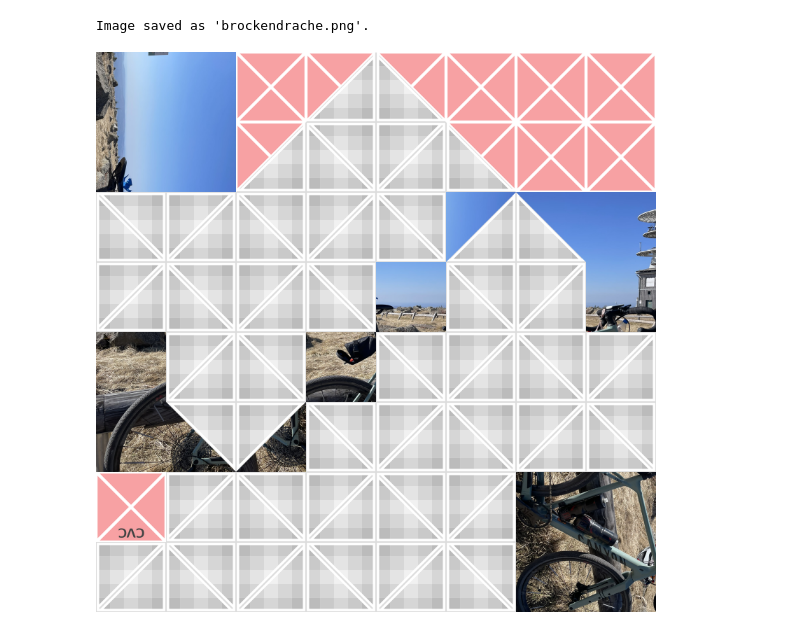
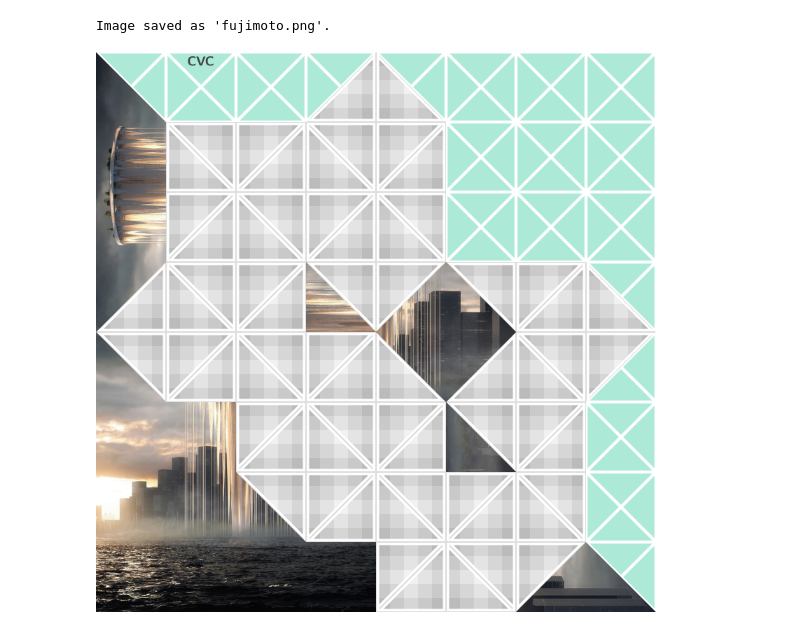
Before and after one commit to CVC97/Foldology-Image-Shuffling, a Jupyter notebook: image_shuffle.ipynb, the cells around one changed output. Drawn from its saved outputs; the diff is of its cells as text; code cells hidden in the pictures.

Commit message:
Added another fold.

```diff
--- a/image_shuffle.ipynb
+++ b/image_shuffle.ipynb
@@ -6,10 +6,10 @@ from PIL import Image
 # %%
 # read in an image as a numpy array (preferably of size 2048x2048 px)
 class ImageShuffle:
-    def __init__(self, image):
+    def __init__(self, image, back_color = 'RED_A'):
         self.image_in = image                                                                                       # input image
         self.image_out = np.asarray(Image.open('images/background/im_backfold_1024.png').convert('RGB')).copy()     # import background as output image template
-        self.image_back = np.asarray(Image.open('images/background/im_image_back_1024.png').convert('RGB'))         # import backside of the final fold
+        self.image_back = np.asarray(Image.open(f'images/background/im_image_back_1024_{back_color}.png').convert('RGB'))   # import backside of the final fold
         self.image_width = len(self.image_in)                                                                       # width of the image (should be a squared multiple of 4)
         self.square_width = int(self.image_width / 4 + 0.1)                                                         # width of each quadrant
 
@@ -100,31 +100,40 @@ class ImageShuffle:
             shuffle_triangle = self.get_triangle(m_in.iloc[i], n_in.iloc[i], orientation_in.iloc[i], backside.iloc[i])
             self.insert_triangle(shuffle_triangle, m_out.iloc[i], n_out.iloc[i], orientation_out.iloc[i])
 # %%
-# read in image as array
+# read in images as array and initializing shuffle classes
 image_didaktik = Image.open('images/motives/AG_Didaktik.png')
 image_didaktik_array = np.asarray(image_didaktik)
+didaktik_shuffle = ImageShuffle(image_didaktik_array)
 
 image_nhk = Image.open('images/motives/NHK.png')
 image_nhk_array = np.asarray(image_nhk)
+nhk_shuffle = ImageShuffle(image_nhk_array, 'BLUE_A')
 
 image_brockendrache = Image.open('images/motives/Brocken_Drache.png').convert('RGB')
 image_brockendrache_array = np.asarray(image_brockendrache)
+brockendrache_shuffle = ImageShuffle(image_brockendrache_array)
+
+image_fujimoto = Image.open('images/motives/Fujimoto_Tower.png').convert('RGB')
+image_fujimoto_array = np.asarray(image_fujimoto)
+fujimoto_shuffle = ImageShuffle(image_fujimoto_array, 'TEAL_A')
 
 
 # read in shuffles as panda dataframe
-testing_shuffle_dataframe = pd.read_csv('folds/F3_53.csv', skipinitialspace = True)
+F3_53_dataframe = pd.read_csv('folds/F3_53.csv', skipinitialspace = True)
+F3_57_dataframe = pd.read_csv('folds/F3_57.csv', skipinitialspace = True)
 
-
-# initialize shuffle class
-didaktik_shuffle = ImageShuffle(image_didaktik_array)
-nhk_shuffle = ImageShuffle(image_nhk_array)
-brockendrache_shuffle = ImageShuffle(image_brockendrache_array)
 
 # show segmented image
 # brockendrache_shuffle.show_segmented()
 # %%
-brockendrache_shuffle.shuffle_image(testing_shuffle_dataframe)
-brockendrache_shuffle.show_out('brockendrache')
+# brockendrache_shuffle.shuffle_image(F3_57_dataframe)
+# brockendrache_shuffle.show_out()
+
+# nhk_shuffle.shuffle_image(F3_57_dataframe)
+# nhk_shuffle.show_out('nhk')
+
+fujimoto_shuffle.shuffle_image(F3_57_dataframe)
+fujimoto_shuffle.show_out('fujimoto')
 # %% [output]
-Image saved as 'brockendrache.png'.
+Image saved as 'fujimoto.png'.
-[figure, old version]
+[figure, new version]
```
Also changed, not shown: 15 other files.
